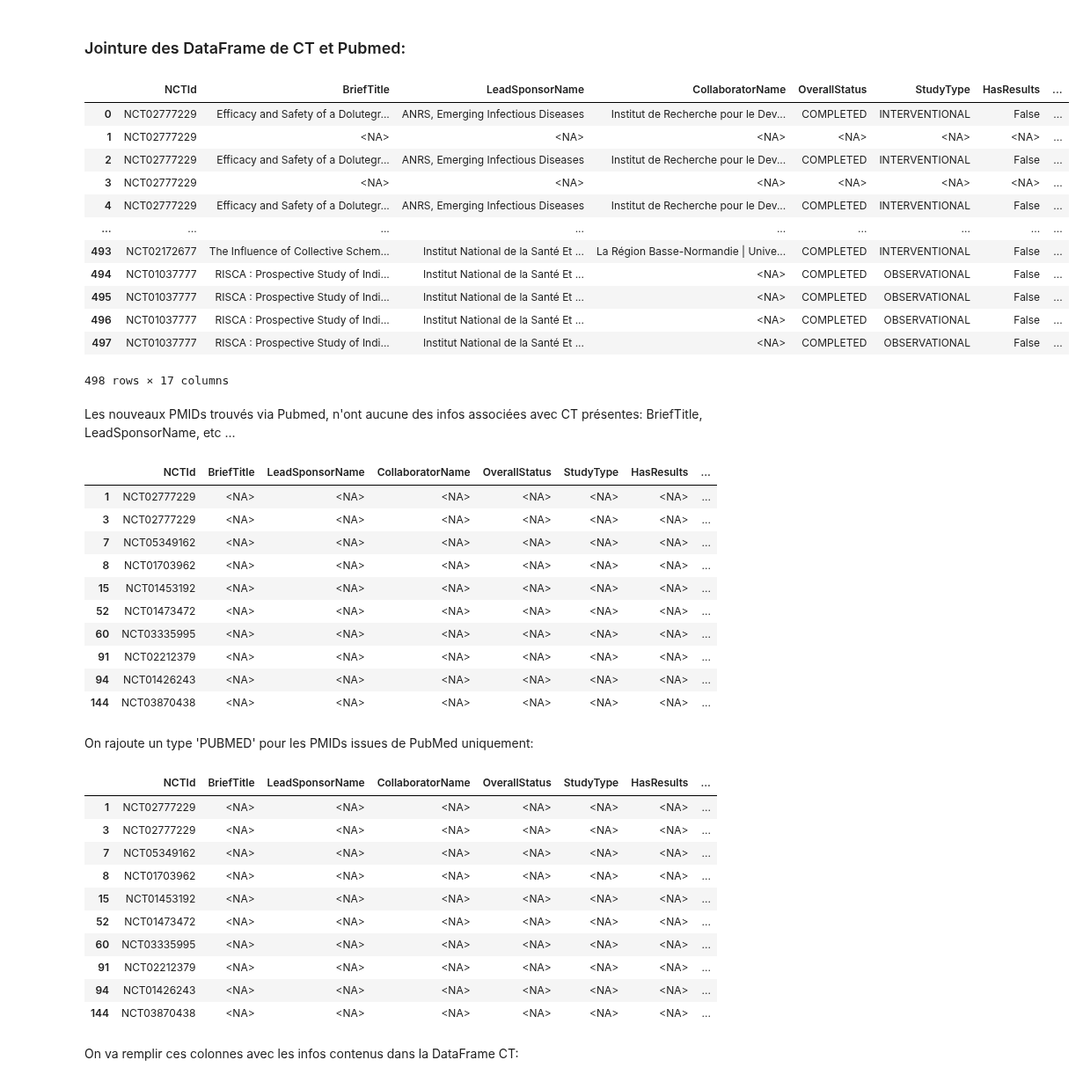
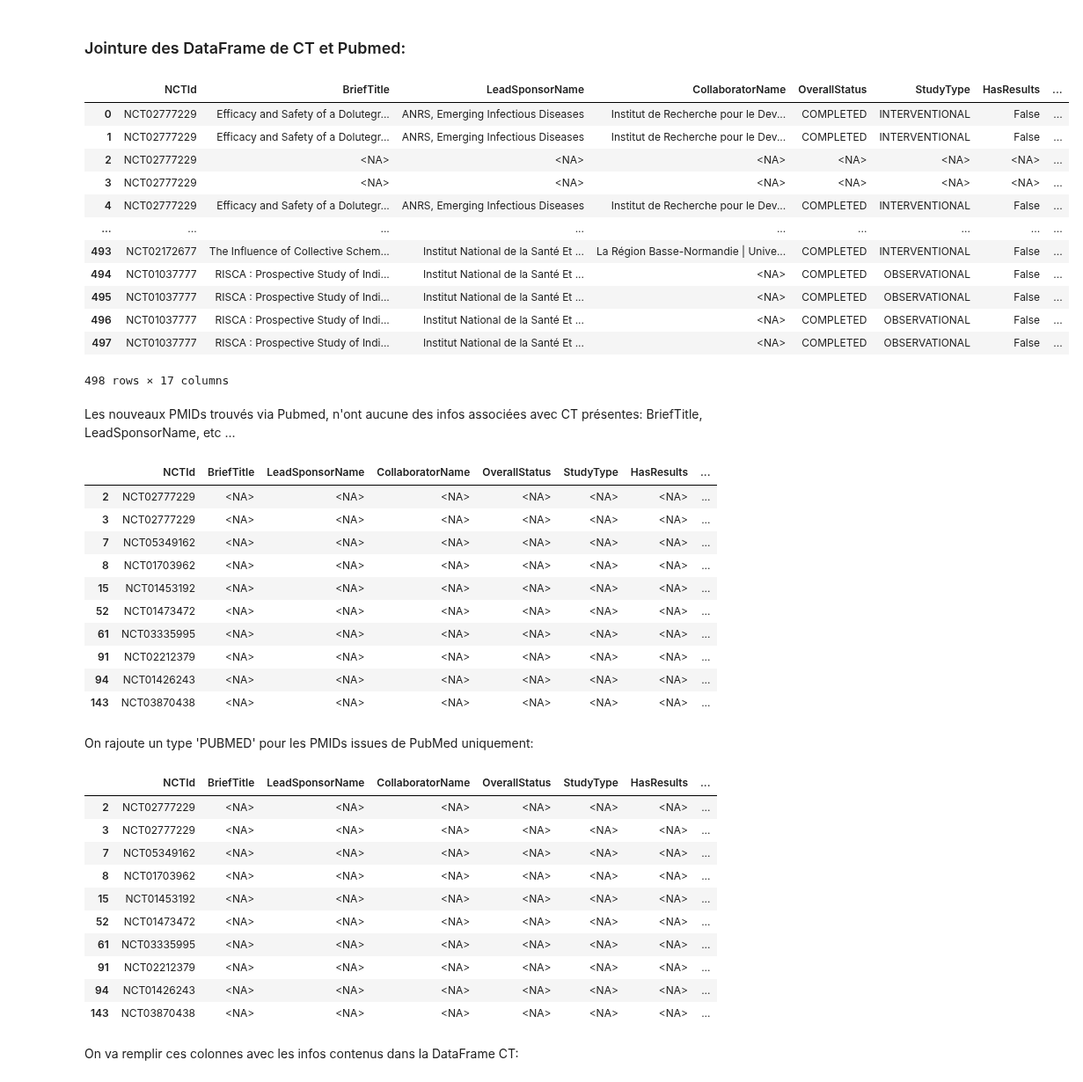
Before and after one commit to Inserm-IST/BSO-Inserm-Sante, a Jupyter notebook: 01_extraction_donnees_sante.ipynb, the cells around one changed output. Shown at 88% size. Cells and saved outputs as stored; diff of their text form; code cells hidden in the pictures.

```diff
--- a/01_extraction_donnees_sante.ipynb
+++ b/01_extraction_donnees_sante.ipynb
@@ -388,7 +404,10 @@ df_ct_references
 # %% [markdown]
 On réassemble la dataFrame complète:
 # %%
-df_ct = df_ct.join(df_ct_references)
+df_ct = df_ct.join(
+    df_ct_references,
+    validate = 'one_to_one',
+)
 df_ct
 # %% [output]
 |  | NCTId | BriefTitle | LeadSponsorName | CollaboratorName | OverallStatus | StudyType | HasResults | ... |
@@ -798,7 +817,10 @@ df_pubmed_publications
 # %% [markdown]
 On réassemble la dataFrame complète:
 # %%
-df_pubmed = df_pubmed.join(df_pubmed_publications)
+df_pubmed = df_pubmed.join(
+    df_pubmed_publications,
+    validate = 'one_to_one',
+)
 df_pubmed
 # %% [output]
 |  | NCTId | pmid | title | authors | doi | date | publication_types |
@@ -817,17 +839,22 @@ df_pubmed
 # %% [markdown]
 ### Jointure des DataFrame de CT et Pubmed:
 # %%
-df_final = df_ct.merge(df_pubmed, on=['NCTId', 'pmid'], how='right')
+df_final = df_ct.merge(
+    df_pubmed,
+    on = ['NCTId', 'pmid'],
+    how = 'right',
+    validate = 'one_to_one',
+)
 
 # Remove 'citation' column
 df_final = df_final.drop(columns='citation')
 
 df_final
 # %% [output]
 |  | NCTId | BriefTitle | LeadSponsorName | CollaboratorName | OverallStatus | StudyType | HasResults | ... |
 | 0 | NCT02777229 | Efficacy and Safety of a Dolutegr... | ANRS, Emerging Infectious Diseases | Institut de Recherche pour le Dev... | COMPLETED | INTERVENTIONAL | False | ... |
-| 1 | NCT02777229 | <NA> | <NA> | <NA> | <NA> | <NA> | <NA> | ... |
-| 2 | NCT02777229 | Efficacy and Safety of a Dolutegr... | ANRS, Emerging Infectious Diseases | Institut de Recherche pour le Dev... | COMPLETED | INTERVENTIONAL | False | ... |
+| 1 | NCT02777229 | Efficacy and Safety of a Dolutegr... | ANRS, Emerging Infectious Diseases | Institut de Recherche pour le Dev... | COMPLETED | INTERVENTIONAL | False | ... |
+| 2 | NCT02777229 | <NA> | <NA> | <NA> | <NA> | <NA> | <NA> | ... |
 | 3 | NCT02777229 | <NA> | <NA> | <NA> | <NA> | <NA> | <NA> | ... |
 | 4 | NCT02777229 | Efficacy and Safety of a Dolutegr... | ANRS, Emerging Infectious Diseases | Institut de Recherche pour le Dev... | COMPLETED | INTERVENTIONAL | False | ... |
 | ... | ... | ... | ... | ... | ... | ... | ... | ... |
@@ -860,16 +887,16 @@ columns_to_fill = [
 df_final.loc[index_empty_rows, ['NCTId'] + columns_to_fill].head(10)
 # %% [output]
 |  | NCTId | BriefTitle | LeadSponsorName | CollaboratorName | OverallStatus | StudyType | HasResults | ... |
-| 1 | NCT02777229 | <NA> | <NA> | <NA> | <NA> | <NA> | <NA> | ... |
+| 2 | NCT02777229 | <NA> | <NA> | <NA> | <NA> | <NA> | <NA> | ... |
 | 3 | NCT02777229 | <NA> | <NA> | <NA> | <NA> | <NA> | <NA> | ... |
 | 7 | NCT05349162 | <NA> | <NA> | <NA> | <NA> | <NA> | <NA> | ... |
 | 8 | NCT01703962 | <NA> | <NA> | <NA> | <NA> | <NA> | <NA> | ... |
 | 15 | NCT01453192 | <NA> | <NA> | <NA> | <NA> | <NA> | <NA> | ... |
 | 52 | NCT01473472 | <NA> | <NA> | <NA> | <NA> | <NA> | <NA> | ... |
-| 60 | NCT03335995 | <NA> | <NA> | <NA> | <NA> | <NA> | <NA> | ... |
+| 61 | NCT03335995 | <NA> | <NA> | <NA> | <NA> | <NA> | <NA> | ... |
 | 91 | NCT02212379 | <NA> | <NA> | <NA> | <NA> | <NA> | <NA> | ... |
 | 94 | NCT01426243 | <NA> | <NA> | <NA> | <NA> | <NA> | <NA> | ... |
-| 144 | NCT03870438 | <NA> | <NA> | <NA> | <NA> | <NA> | <NA> | ... |
+| 143 | NCT03870438 | <NA> | <NA> | <NA> | <NA> | <NA> | <NA> | ... |
 # %% [markdown]
 On rajoute un type 'PUBMED' pour les PMIDs issues de PubMed uniquement:
 # %%
@@ -882,16 +909,16 @@ df_final.loc[index_empty_rows, 'type'] = 'PUBMED'
 df_final.loc[index_empty_rows, ['NCTId'] + columns_to_fill].head(10)
 # %% [output]
 |  | NCTId | BriefTitle | LeadSponsorName | CollaboratorName | OverallStatus | StudyType | HasResults | ... |
-| 1 | NCT02777229 | <NA> | <NA> | <NA> | <NA> | <NA> | <NA> | ... |
+| 2 | NCT02777229 | <NA> | <NA> | <NA> | <NA> | <NA> | <NA> | ... |
 | 3 | NCT02777229 | <NA> | <NA> | <NA> | <NA> | <NA> | <NA> | ... |
 | 7 | NCT05349162 | <NA> | <NA> | <NA> | <NA> | <NA> | <NA> | ... |
 | 8 | NCT01703962 | <NA> | <NA> | <NA> | <NA> | <NA> | <NA> | ... |
 | 15 | NCT01453192 | <NA> | <NA> | <NA> | <NA> | <NA> | <NA> | ... |
 | 52 | NCT01473472 | <NA> | <NA> | <NA> | <NA> | <NA> | <NA> | ... |
-| 60 | NCT03335995 | <NA> | <NA> | <NA> | <NA> | <NA> | <NA> | ... |
+| 61 | NCT03335995 | <NA> | <NA> | <NA> | <NA> | <NA> | <NA> | ... |
 | 91 | NCT02212379 | <NA> | <NA> | <NA> | <NA> | <NA> | <NA> | ... |
 | 94 | NCT01426243 | <NA> | <NA> | <NA> | <NA> | <NA> | <NA> | ... |
-| 144 | NCT03870438 | <NA> | <NA> | <NA> | <NA> | <NA> | <NA> | ... |
+| 143 | NCT03870438 | <NA> | <NA> | <NA> | <NA> | <NA> | <NA> | ... |
 # %% [markdown]
 On va remplir ces colonnes avec les infos contenus dans la DataFrame CT:
 # %%
```
Also changed, not shown: parts of 12 cells of this notebook, 2 other files.
